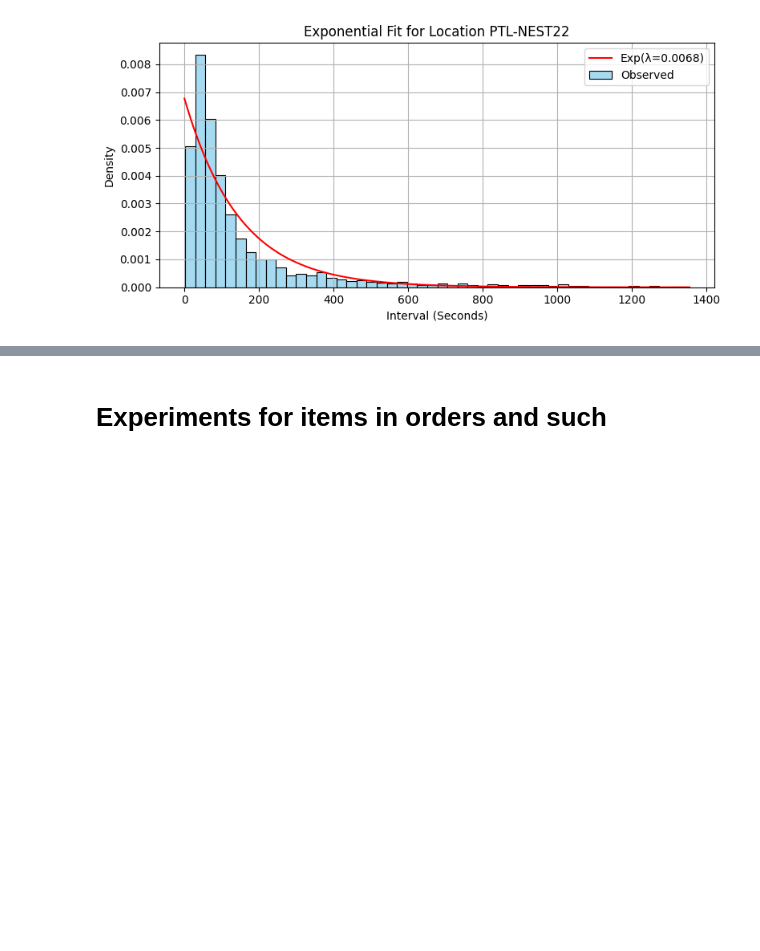
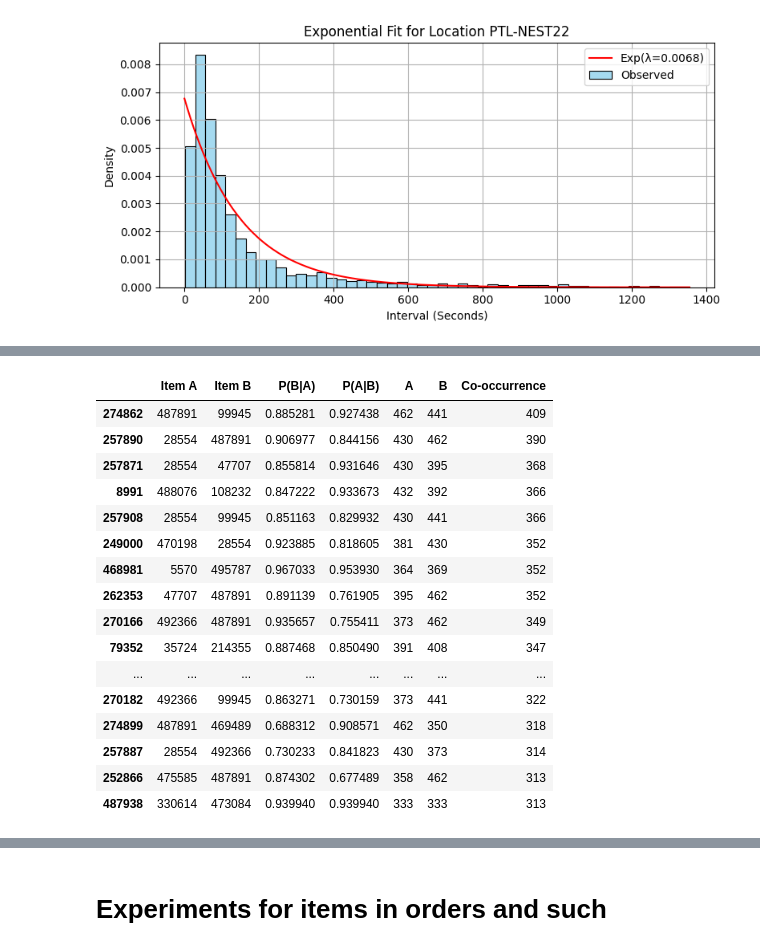
Before and after one commit to TomTom2028/SoftwareSim, a Jupyter notebook: AnalysisData.ipynb, the cells around one changed output, grey strips where cells are left out. Drawn from its saved outputs; the diff is of its cells as text; code cells hidden in the pictures; blank space fills up the shorter version.

```diff
--- a/AnalysisData.ipynb
+++ b/AnalysisData.ipynb
@@ -367,3 +293,63 @@ Item code
+# %%
+import numpy as np
+import pandas as pd
+
+# Get the item labels
+item_labels = conditional_probs.index
+
+# Compute how often each item appears (diagonal of co-occurrence matrix)
+item_counts = np.diag(co_occurrence_df.values)
+
+# Find all (i, j) where co-occurrence > 1 and not diagonal
+co_matrix = co_occurrence_df.values
+
+n = co_matrix.shape[0]
+mask_upper = np.triu(np.ones((n, n), dtype=bool), k=1)
+i_idx, j_idx = np.where((co_matrix > 1) & mask_upper)
+
+# Get counts
+co_counts = co_matrix[i_idx, j_idx]
+
+# Compute P(B | A)
+p_b_given_a = co_counts / item_counts[i_idx]
+
+# Optionally also compute P(A | B)
+p_a_given_b = co_counts / item_counts[j_idx]
+
+# Build DataFrame
+conditional_probs = pd.DataFrame({
+    'Item A': item_labels[i_idx],
+    'Item B': item_labels[j_idx],
+    'P(B|A)': p_b_given_a,
+    'P(A|B)': p_a_given_b,
+    'A' : np.diag(co_occurrence_df.values)[i_idx],
+    'B' : np.diag(co_occurrence_df.values)[j_idx],
+    'Co-occurrence': co_counts
+})
+
+# Sort by P(B|A), or by Co-occurrence if you prefer
+conditional_probs = conditional_probs.sort_values(by='Co-occurrence', ascending=False)
+
+# Preview top results
+conditional_probs.head(20)
+# %% [output]
+|  | Item A | Item B | P(B|A) | P(A|B) | A | B | Co-occurrence |
+| 274862 | 487891 | 99945 | 0.885281 | 0.927438 | 462 | 441 | 409 |
+| 257890 | 28554 | 487891 | 0.906977 | 0.844156 | 430 | 462 | 390 |
+| 257871 | 28554 | 47707 | 0.855814 | 0.931646 | 430 | 395 | 368 |
+| 8991 | 488076 | 108232 | 0.847222 | 0.933673 | 432 | 392 | 366 |
+| 257908 | 28554 | 99945 | 0.851163 | 0.829932 | 430 | 441 | 366 |
+| 249000 | 470198 | 28554 | 0.923885 | 0.818605 | 381 | 430 | 352 |
+| 468981 | 5570 | 495787 | 0.967033 | 0.953930 | 364 | 369 | 352 |
+| 262353 | 47707 | 487891 | 0.891139 | 0.761905 | 395 | 462 | 352 |
+| 270166 | 492366 | 487891 | 0.935657 | 0.755411 | 373 | 462 | 349 |
+| 79352 | 35724 | 214355 | 0.887468 | 0.850490 | 391 | 408 | 347 |
+| ... | ... | ... | ... | ... | ... | ... | ... |
+| 270182 | 492366 | 99945 | 0.863271 | 0.730159 | 373 | 441 | 322 |
+| 274899 | 487891 | 469489 | 0.688312 | 0.908571 | 462 | 350 | 318 |
+| 257887 | 28554 | 492366 | 0.730233 | 0.841823 | 430 | 373 | 314 |
+| 252866 | 475585 | 487891 | 0.874302 | 0.677489 | 358 | 462 | 313 |
+| 487938 | 330614 | 473084 | 0.939940 | 0.939940 | 333 | 333 | 313 |
 # %%
 co_occurrence_sparse.setdiag(0)  # remove diagonal
 co_occurrence_sparse.eliminate_zeros()
```
Also changed, not shown: parts of 35 cells of this notebook.
